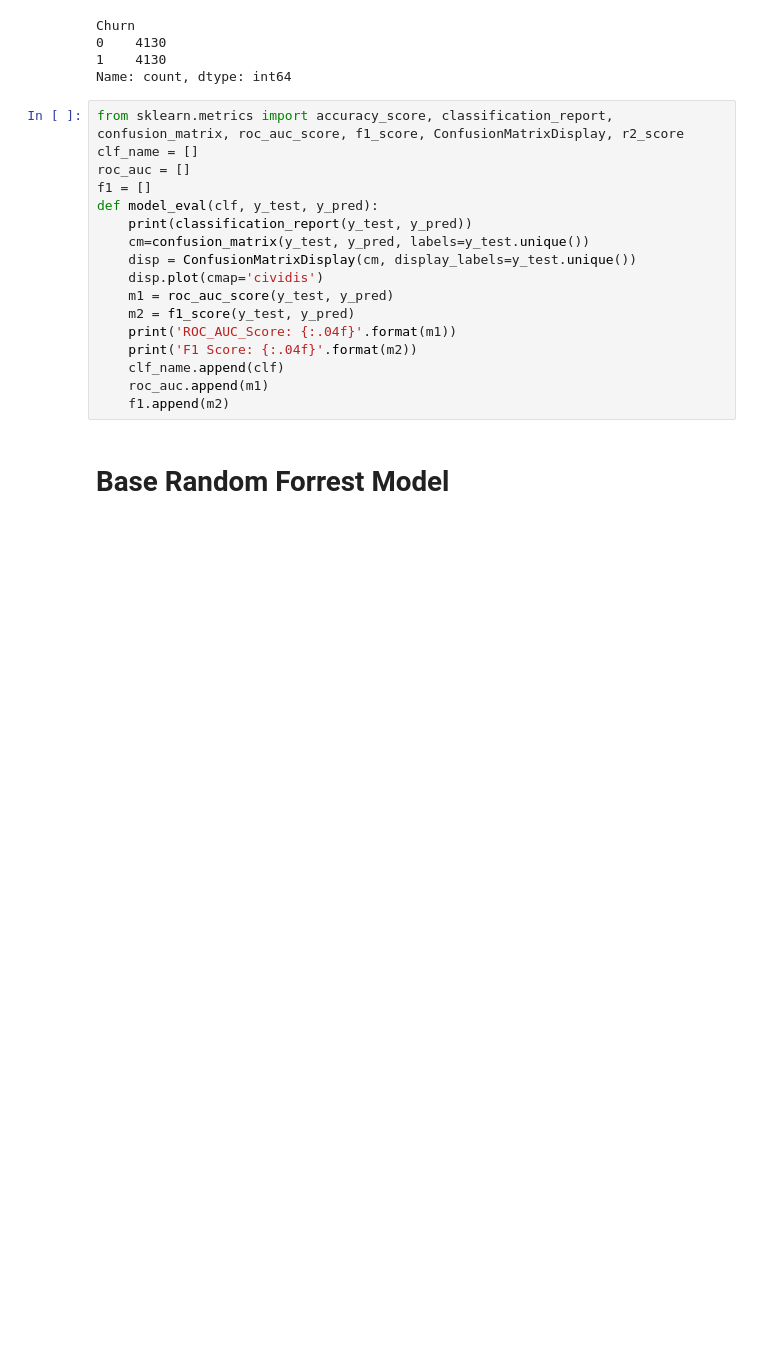
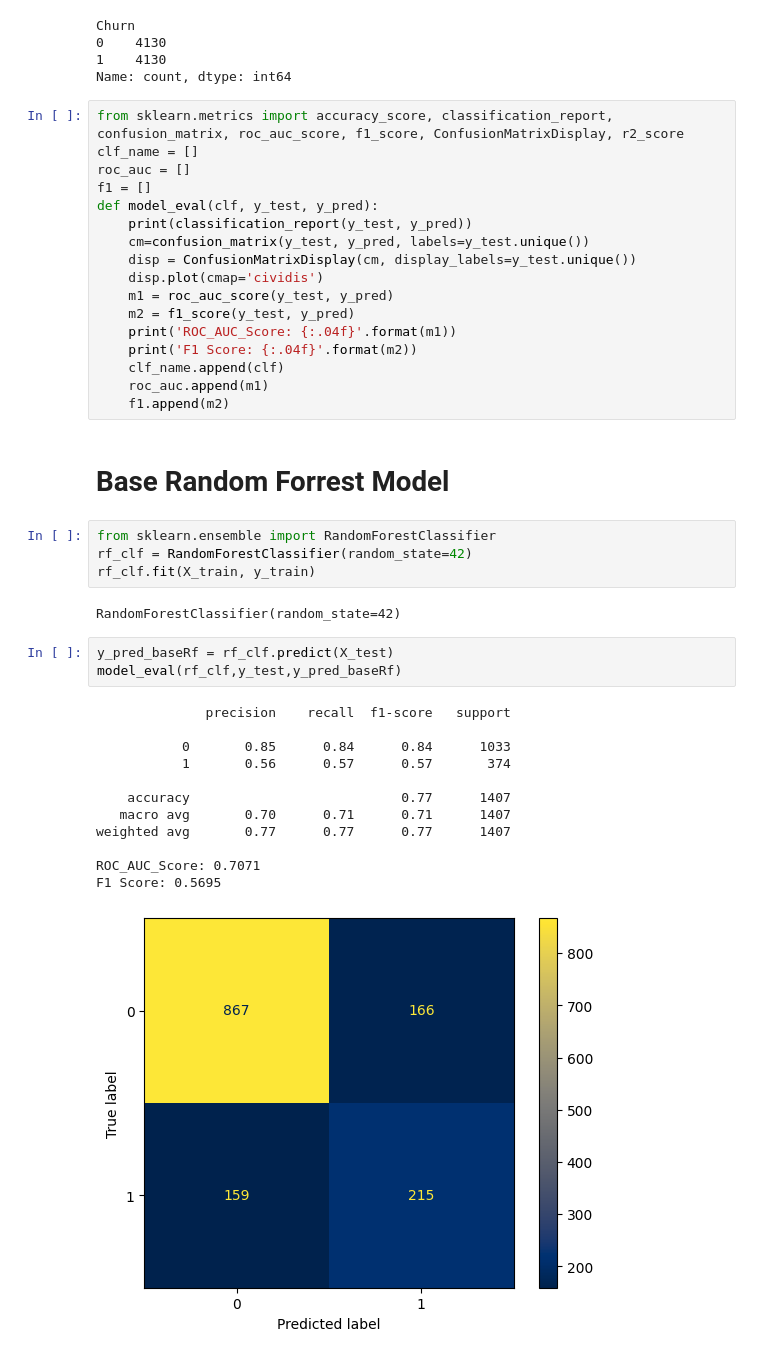
Before and after one commit to aKrishnan0817/Telco_Churn_Analysis, a Jupyter notebook: Model_Building.ipynb, the cells around one changed output. Cells and saved outputs as stored; diff of their text form; blank space fills up the shorter version.

Commit message:
Base Random Forrest Model, XGBoost Model, and base Neural Network. Anaylze metrics for each model and feature importance for those applicable

```diff
--- a/Model_Building.ipynb
+++ b/Model_Building.ipynb
@@ -71,3 +73,25 @@ def model_eval(clf, y_test, y_pred):
     f1.append(m2)
 # %% [markdown]
 # Base Random Forrest Model
+# %%
+from sklearn.ensemble import RandomForestClassifier
+rf_clf = RandomForestClassifier(random_state=42)
+rf_clf.fit(X_train, y_train)
+# %% [output]
+RandomForestClassifier(random_state=42)
+# %%
+y_pred_baseRf = rf_clf.predict(X_test)
+model_eval(rf_clf,y_test,y_pred_baseRf)
+# %% [output]
+              precision    recall  f1-score   support
+
+           0       0.85      0.84      0.84      1033
+           1       0.56      0.57      0.57       374
+
+    accuracy                           0.77      1407
+   macro avg       0.70      0.71      0.71      1407
+weighted avg       0.77      0.77      0.77      1407
+
+ROC_AUC_Score: 0.7071
+F1 Score: 0.5695
+[figure, added]
```
Also changed, not shown: parts of 10 cells of this notebook.
